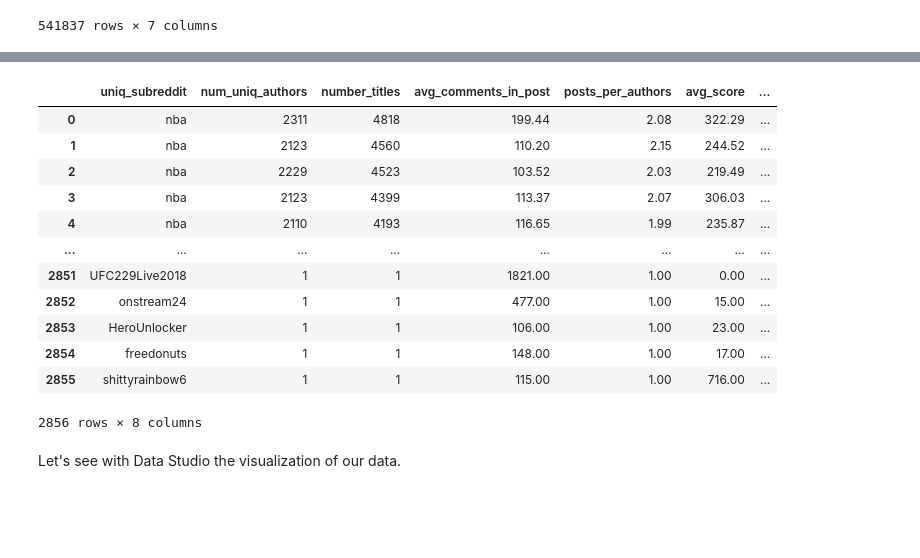
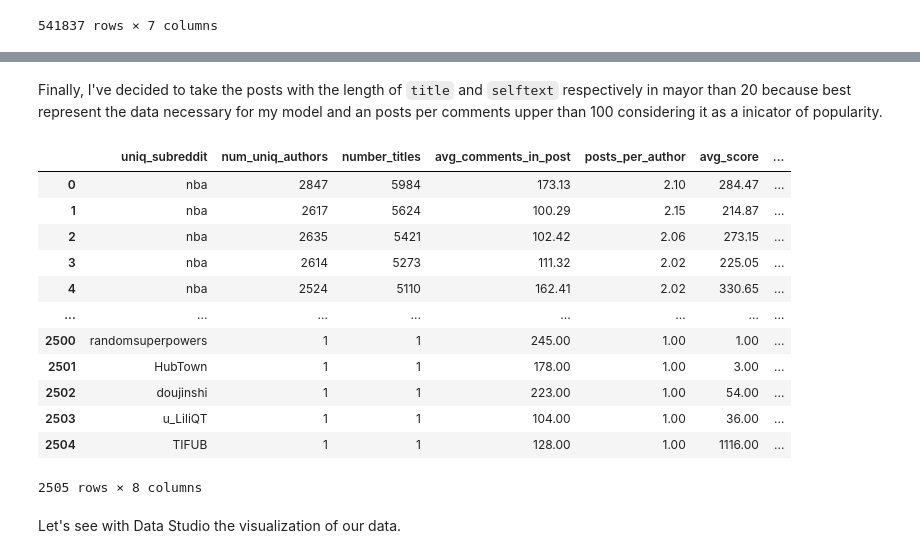
Before and after one commit to galligiuly/TFM-Which-subreddit-best-fits-my-post, a Jupyter notebook: 02_inspection/number_posts-Data_inspection.ipynb, the cells around one changed output, grey strips where cells are left out. Cells and saved outputs as stored; diff of their text form; code cells hidden in the pictures; blank space fills up the shorter version.

Commit message:
Inpection of posts ds

```diff
--- a/02_inspection/number_posts-Data_inspection.ipynb
+++ b/02_inspection/number_posts-Data_inspection.ipynb
@@ -134,3 +311,5 @@ From the previous analysis, I've also decided to take the posts with the length
+# %% [markdown]
+Finally, I've decided to take the posts with the length of `title` and `selftext` respectively in mayor than 20 because best represent the data necessary for my model and an posts per comments upper than 100 considering it as a inicator of popularity.
 # %%
 %%bigquery --project reddit-254019
 WITH
@@ -146,65 +325,65 @@ WITH
   FROM
     `fh-bigquery.reddit_posts.2018_*`
   WHERE
-    LENGTH(title) > 40
-    AND LENGTH(selftext) > 100
-    AND selftext != '[deleted]'
-    AND selftext != '[removed]'
-    AND selftext != '[ Removed by reddit in response to a copyright notice. ]'
-    AND selftext != 'NaN'
-    AND selftext != ''),
+    LENGTH(title) > 20
+    AND LENGTH(selftext) > 20
+      AND (selftext != '[deleted]' AND length(title) > 20)
+      AND (selftext != '[removed]' AND length(title) > 20)
+      AND (selftext != '[ Removed by reddit in response to a copyright notice. ]' AND length(title) > 20)
+      AND (selftext != 'NaN' AND length(title) > 20)
+      AND (selftext != '' AND length(title) > 20)),
   q2 AS (
   SELECT
     DISTINCT(subreddit) uniq_subreddit,
     COUNT(DISTINCT(author)) AS num_uniq_authors,
-    COUNT(title) AS number_titles,
+    COUNT(title) AS number_titles, --selftext is not consider because give me the same result as title
     ROUND(AVG(num_comments),2) AS avg_comments_in_post,
-    ROUND((COUNT(title) / COUNT(DISTINCT(author))),2) AS posts_per_authors,
+    ROUND((COUNT(title) / COUNT(DISTINCT(author))),2) AS posts_per_author,
     ROUND(AVG(score), 2) AS avg_score,
     EXTRACT(YEAR
     FROM
       TIMESTAMP_SECONDS(created_utc)) year,
     EXTRACT(month
     FROM
       TIMESTAMP_SECONDS(created_utc)) month
   FROM
     q1
   GROUP BY
     1,
     7,
     8
   ORDER BY
     number_titles DESC)
 SELECT
   uniq_subreddit,
   num_uniq_authors,
   number_titles,
   avg_comments_in_post,
-  posts_per_authors,
+  posts_per_author,
   avg_score,
   year,
   month
 FROM
   q2
 WHERE
-  --num_uniq_authors > 100
-  avg_comments_in_post > 100
+  posts_per_author < 10
+  AND avg_comments_in_post > 100
 ORDER BY
   number_titles DESC
 # %% [output]
-|  | uniq_subreddit | num_uniq_authors | number_titles | avg_comments_in_post | posts_per_authors | avg_score | ... |
-| 0 | nba | 2311 | 4818 | 199.44 | 2.08 | 322.29 | ... |
-| 1 | nba | 2123 | 4560 | 110.20 | 2.15 | 244.52 | ... |
-| 2 | nba | 2229 | 4523 | 103.52 | 2.03 | 219.49 | ... |
-| 3 | nba | 2123 | 4399 | 113.37 | 2.07 | 306.03 | ... |
-| 4 | nba | 2110 | 4193 | 116.65 | 1.99 | 235.87 | ... |
+|  | uniq_subreddit | num_uniq_authors | number_titles | avg_comments_in_post | posts_per_author | avg_score | ... |
+| 0 | nba | 2847 | 5984 | 173.13 | 2.10 | 284.47 | ... |
+| 1 | nba | 2617 | 5624 | 100.29 | 2.15 | 214.87 | ... |
+| 2 | nba | 2635 | 5421 | 102.42 | 2.06 | 273.15 | ... |
+| 3 | nba | 2614 | 5273 | 111.32 | 2.02 | 225.05 | ... |
+| 4 | nba | 2524 | 5110 | 162.41 | 2.02 | 330.65 | ... |
 | ... | ... | ... | ... | ... | ... | ... | ... |
-| 2851 | UFC229Live2018 | 1 | 1 | 1821.00 | 1.00 | 0.00 | ... |
-| 2852 | onstream24 | 1 | 1 | 477.00 | 1.00 | 15.00 | ... |
-| 2853 | HeroUnlocker | 1 | 1 | 106.00 | 1.00 | 23.00 | ... |
-| 2854 | freedonuts | 1 | 1 | 148.00 | 1.00 | 17.00 | ... |
-| 2855 | shittyrainbow6 | 1 | 1 | 115.00 | 1.00 | 716.00 | ... |
+| 2500 | randomsuperpowers | 1 | 1 | 245.00 | 1.00 | 1.00 | ... |
+| 2501 | HubTown | 1 | 1 | 178.00 | 1.00 | 3.00 | ... |
+| 2502 | doujinshi | 1 | 1 | 223.00 | 1.00 | 54.00 | ... |
+| 2503 | u_LiliQT | 1 | 1 | 104.00 | 1.00 | 36.00 | ... |
+| 2504 | TIFUB | 1 | 1 | 128.00 | 1.00 | 1116.00 | ... |
-2856 rows × 8 columns
+2505 rows × 8 columns
 # %% [markdown]
 Let's see with Data Studio the visualization of our data.
 # %% [markdown]
```
Also changed, not shown: parts of 35 cells of this notebook, 5 other files.
